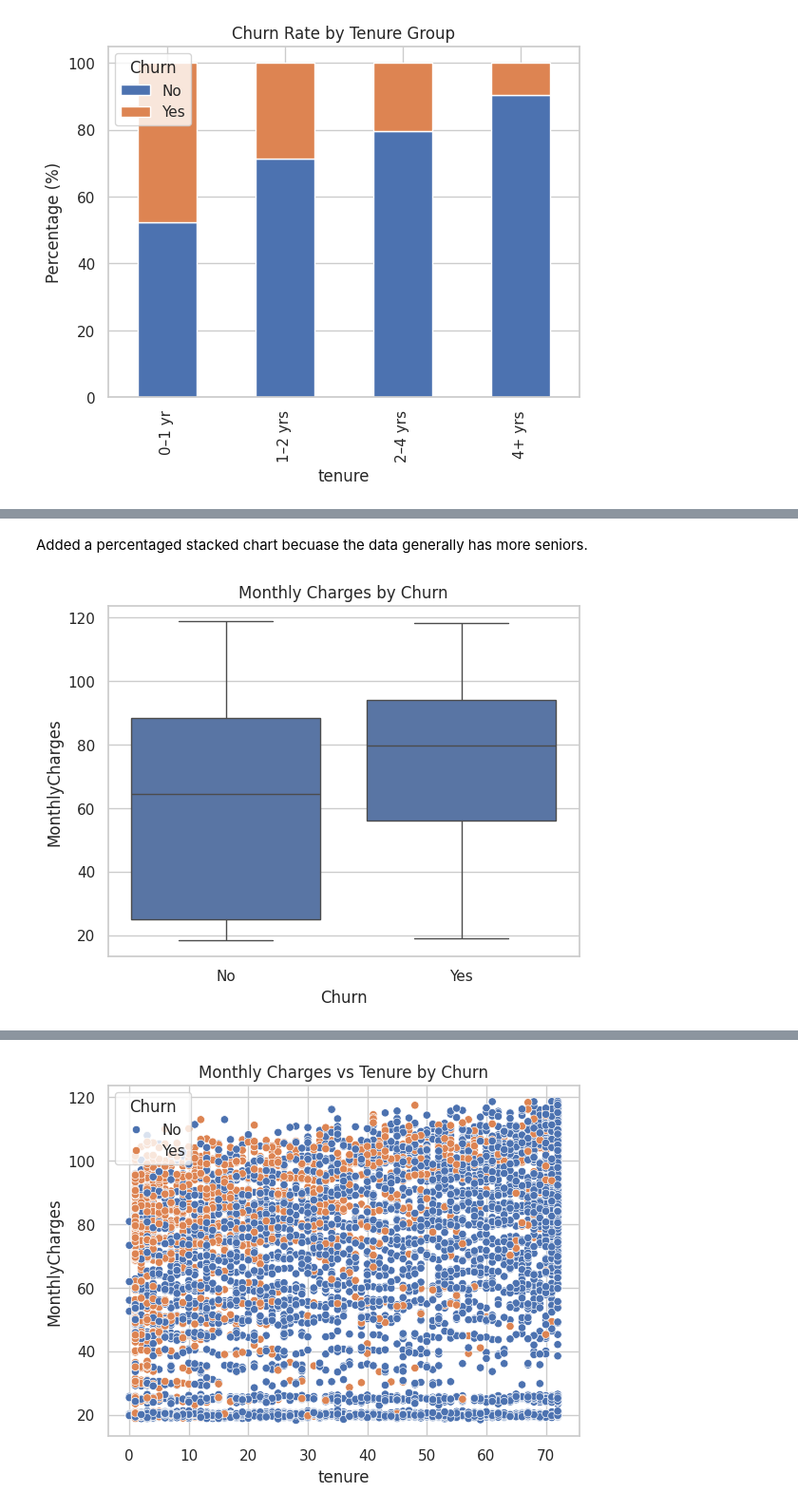
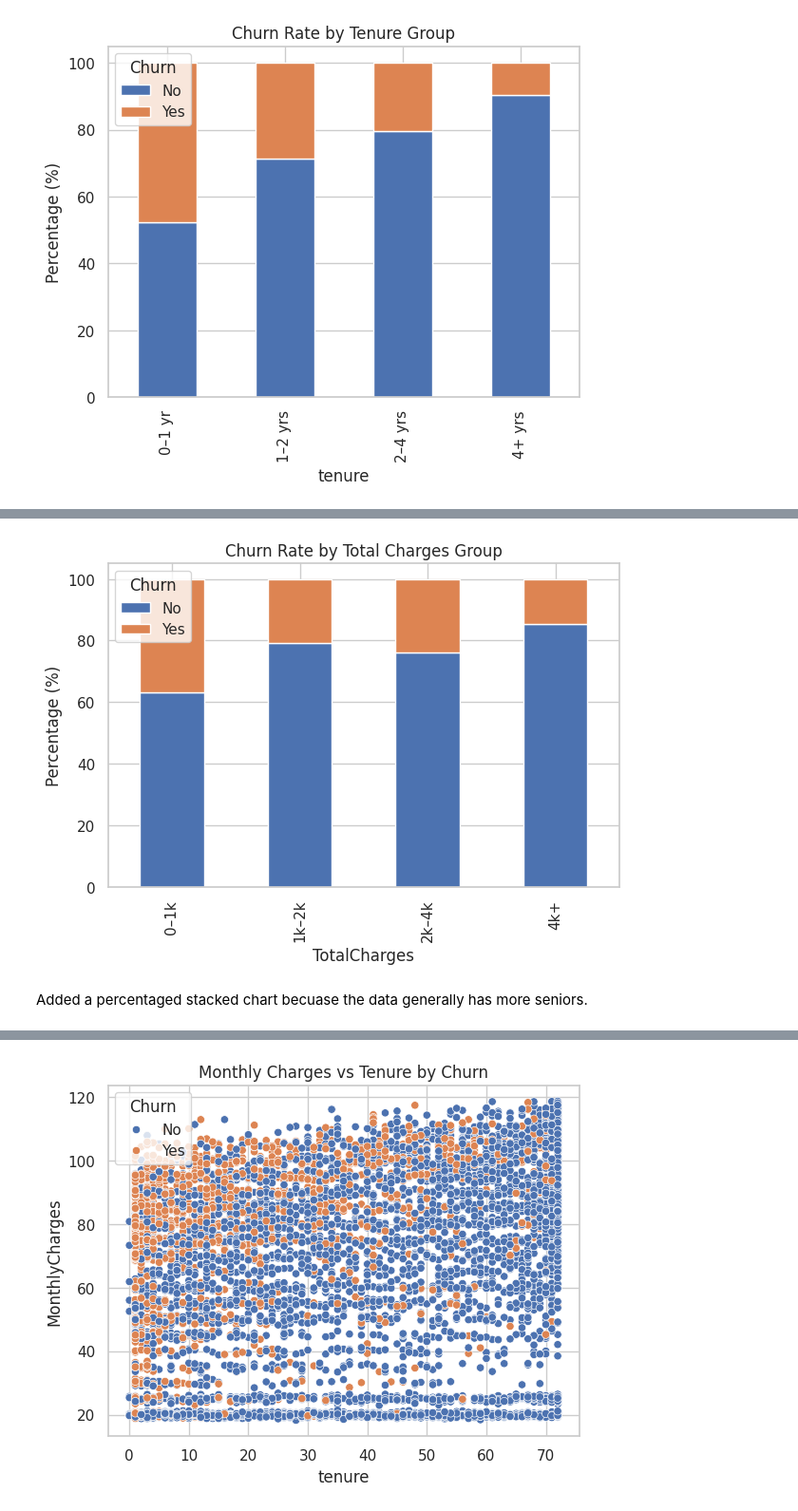
Before and after one commit to mithulya-s/churn_prediction, a Jupyter notebook: ML_Coursework.ipynb, the cells around one changed output, grey strips where cells are left out. Shown at 95% size. Saved outputs shown, nothing was run; the diff lists cells and outputs as text; code cells hidden in the pictures.

```diff
--- a/ML_Coursework.ipynb
+++ b/ML_Coursework.ipynb
@@ -568,8 +632,28 @@ plt.legend(title='Churn')
+# %%
+# ---- TotalCharges Binned Stacked Bar Chart ----
+
+# First ensure TotalCharges is numeric (Telco dataset often has whitespace problems)
+df['TotalCharges'] = pd.to_numeric(df['TotalCharges'], errors='coerce')
+
+total_bin = pd.cut(
+    df['TotalCharges'],
+    bins=[0, 1000, 2000, 4000, df['TotalCharges'].max()],
+    labels=['0–1k', '1k–2k', '2k–4k', '4k+']
+)
+
+total_pct = (
+    df.groupby(total_bin)['Churn']
+      .value_counts(normalize=True)
+      .unstack() * 100
+)
+
+total_pct.plot(kind='bar', stacked=True)
+plt.ylabel('Percentage (%)')
+plt.title('Churn Rate by Total Charges Group')
+plt.legend(title='Churn')
+plt.tight_layout()
+plt.show()
+# %% [output]
+[figure, added]
 # %% [markdown]
 Added a percentaged stacked chart becuase the data generally has more seniors.
-# %%
-sns.boxplot(data=df, x='Churn', y='MonthlyCharges')
-plt.title("Monthly Charges by Churn")
-plt.show()
-# %% [output]
-[figure, removed]
```
Also changed, not shown: parts of 45 cells of this notebook.
